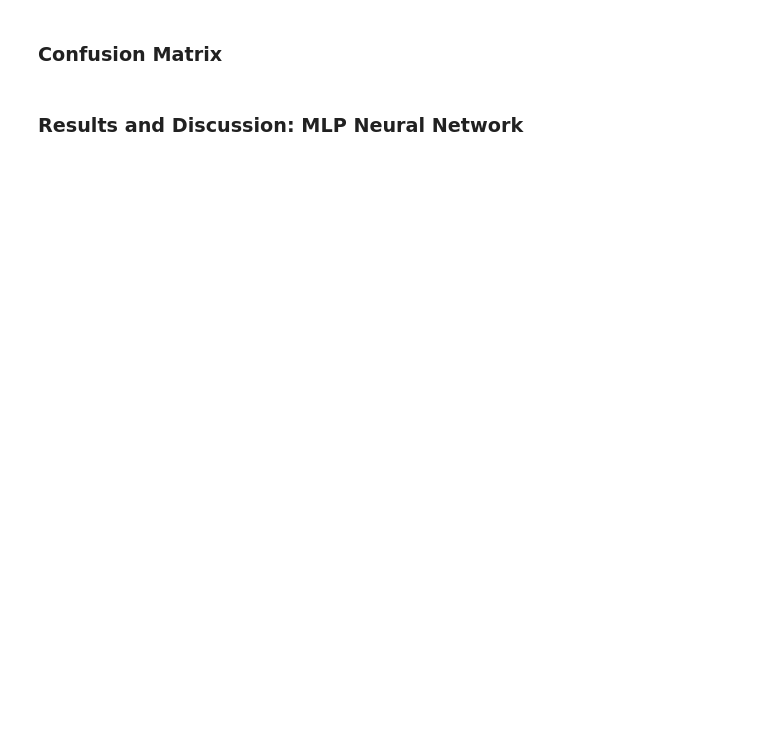
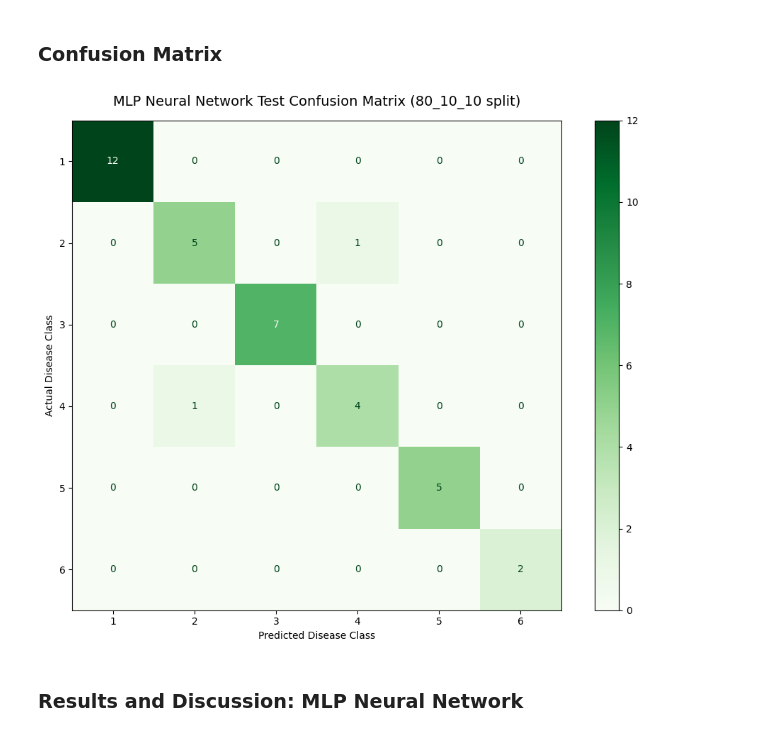
Before and after one commit to Jeffrysoo/CPC-251-Project-1, a Jupyter notebook: CPC251_Project_Part2_Dermatology.ipynb, the cells around one changed output. Drawn from its saved outputs; the diff is of its cells as text; code cells hidden in the pictures; blank space fills up the shorter version.

```diff
--- a/CPC251_Project_Part2_Dermatology.ipynb
+++ b/CPC251_Project_Part2_Dermatology.ipynb
@@ -970,7 +1342,30 @@ TODO: Discuss the Random Forest model's performance.
 # %% [markdown]
 ### Confusion Matrix
 # %%
-# TODO: Display the MLP confusion matrix
+# Display the confusion matrix for the final MLP Neural Network model.
+mlp_cm = confusion_matrix(
+    mlp_y_test_final,
+    mlp_test_predictions,
+    labels=mlp_class_labels
+)
+
+fig, ax = plt.subplots(figsize=(10, 8))
+ConfusionMatrixDisplay(
+    confusion_matrix=mlp_cm,
+    display_labels=mlp_class_labels
+).plot(
+    cmap='Greens',
+    ax=ax,
+    values_format='d'
+)
+
+plt.title(f'MLP Neural Network Test Confusion Matrix ({best_mlp_split} split)', fontsize=14, pad=15)
+plt.xlabel('Predicted Disease Class')
+plt.ylabel('Actual Disease Class')
+plt.tight_layout()
+plt.show()
+# %% [output]
+[figure, added]
 # %% [markdown]
 ### Results and Discussion: MLP Neural Network
 # %% [markdown]
```
Also changed, not shown: parts of 10 cells of this notebook.
